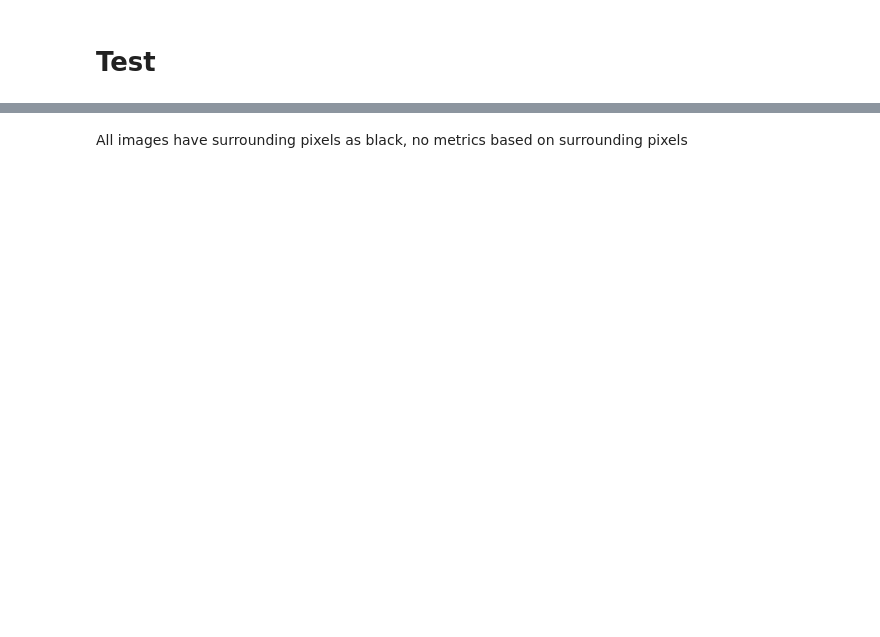
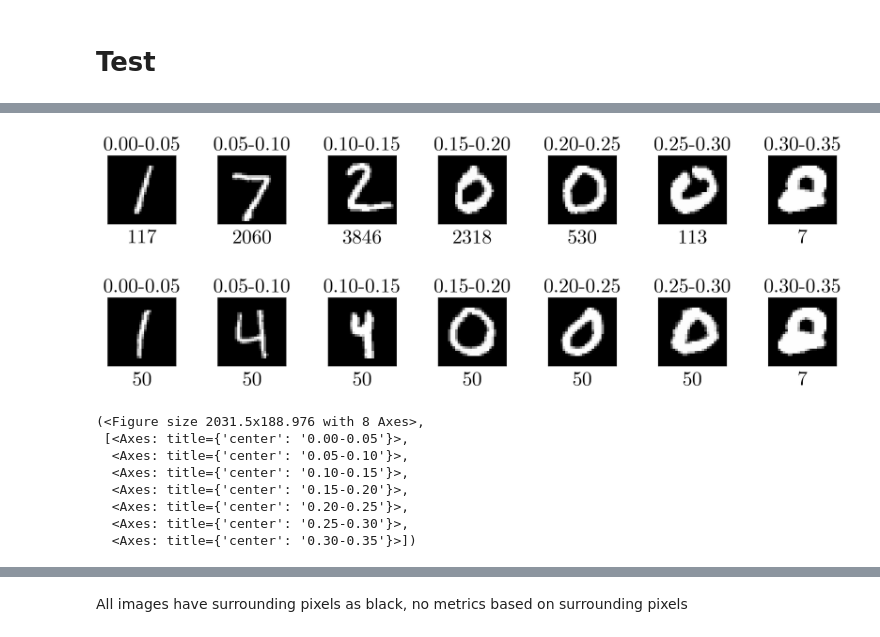
Before and after one commit to nishant-ingle/backdoors, a Jupyter notebook: fork-pixel-conv2d-intensity.ipynb, the cells around one changed output, grey strips where cells are left out. Drawn from its saved outputs; the diff is of its cells as text; code cells hidden in the pictures; blank space fills up the shorter version.

```diff
--- a/fork-pixel-conv2d-intensity.ipynb
+++ b/fork-pixel-conv2d-intensity.ipynb
@@ -897,3 +1048,5 @@ sum([len(avg_luminance_intensity_datasets[x]) for x in avg_luminance_intensity_d
+# %%
+font10 = fm.FontProperties(fname=font_path, size=20)
 # %%
 from __future__ import annotations
 
@@ -901,7 +1054,6 @@ import numpy as np
 import matplotlib.pyplot as plt
 import matplotlib.font_manager as fm
 
-font8 = fm.FontProperties(fname=font_path, size=9)
 
 def plot_one_image_per_bin(
     binned_datasets: dict,
@@ -909,8 +1061,8 @@ def plot_one_image_per_bin(
     *,
     font_path: str | None = "latexfont.otf",
     font_size: int = 10,
-    square_size_cm: float = 1.2,
-    spacing_cm: float = 0.5,
+    square_size_cm: float = 2.4,
+    spacing_cm: float = 1.5,
     sample_index: int = 0,
     placeholder_shape: tuple[int, int, int] = (32, 32, 3),
     dpi: int = 200,
@@ -933,7 +1085,7 @@ def plot_one_image_per_bin(
     plt.rcParams["pdf.fonttype"] = 42  # [web:12]
 
     # Custom font loaded from a font file via FontProperties(fname=...) [web:13]
-    fontprops = font8
+    fontprops = font10
 
     square_in = square_size_cm / 2.54
     spacing_in = spacing_cm / 2.54
@@ -1004,33 +1156,44 @@ def plot_one_image_per_bin(
         inset_ax.set_xticks([])
         inset_ax.set_yticks([])
 
         for spine in inset_ax.spines.values():
             spine.set_edgecolor("black")
             spine.set_linewidth(1)
 
         # Restore trigger_probability
         if had_tp:
             dataset.trigger_probability = old_tp
 
     fig.savefig(out_pdf, bbox_inches="tight")
     if show:
         plt.show()
     if close:
         plt.close(fig)
 
     return fig, axes
 
 plot_one_image_per_bin(
     avg_luminance_intensity_datasets,
     "fork_conv2d_avg_luminance_bins.pdf",
     font_path="latexfont.otf",
 )
 
 plot_one_image_per_bin(
     avg_luminance_intensity_datasets_clipped,
     "fork_conv2d_avg_luminance_clipped_bins.pdf",
     font_path="latexfont.otf",
 )
+# %% [output]
+[figure, added]
+[figure, added]
+(<Figure size 2031.5x188.976 with 8 Axes>,
+ [<Axes: title={'center': '0.00-0.05'}>,
+  <Axes: title={'center': '0.05-0.10'}>,
+  <Axes: title={'center': '0.10-0.15'}>,
+  <Axes: title={'center': '0.15-0.20'}>,
+  <Axes: title={'center': '0.20-0.25'}>,
+  <Axes: title={'center': '0.25-0.30'}>,
+  <Axes: title={'center': '0.30-0.35'}>])
 # %%
 test_dataset.trigger_probability = 0.0
 original_labels = [sample[1] for sample in test_dataset]
```
Also changed, not shown: parts of 32 cells of this notebook.
